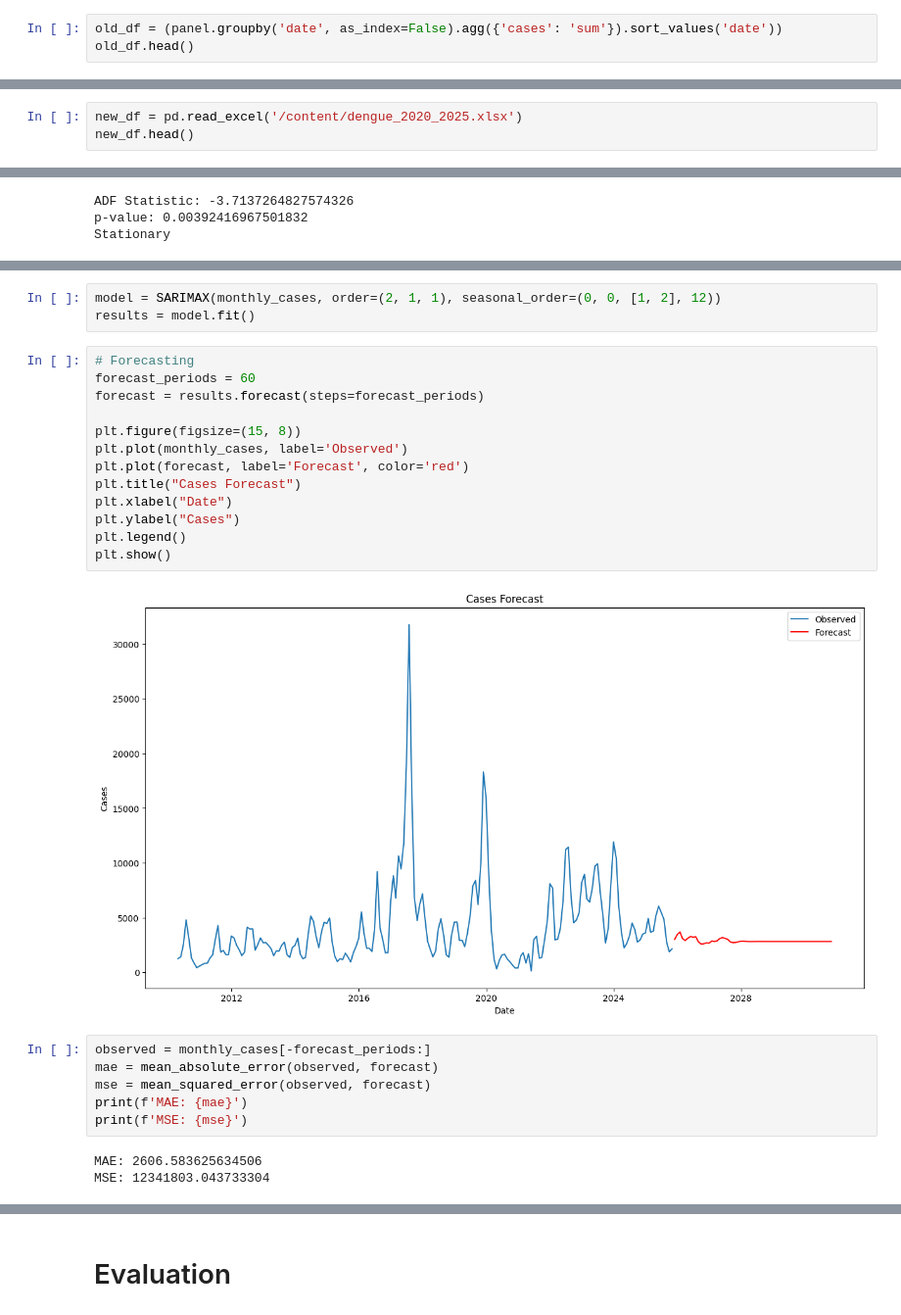
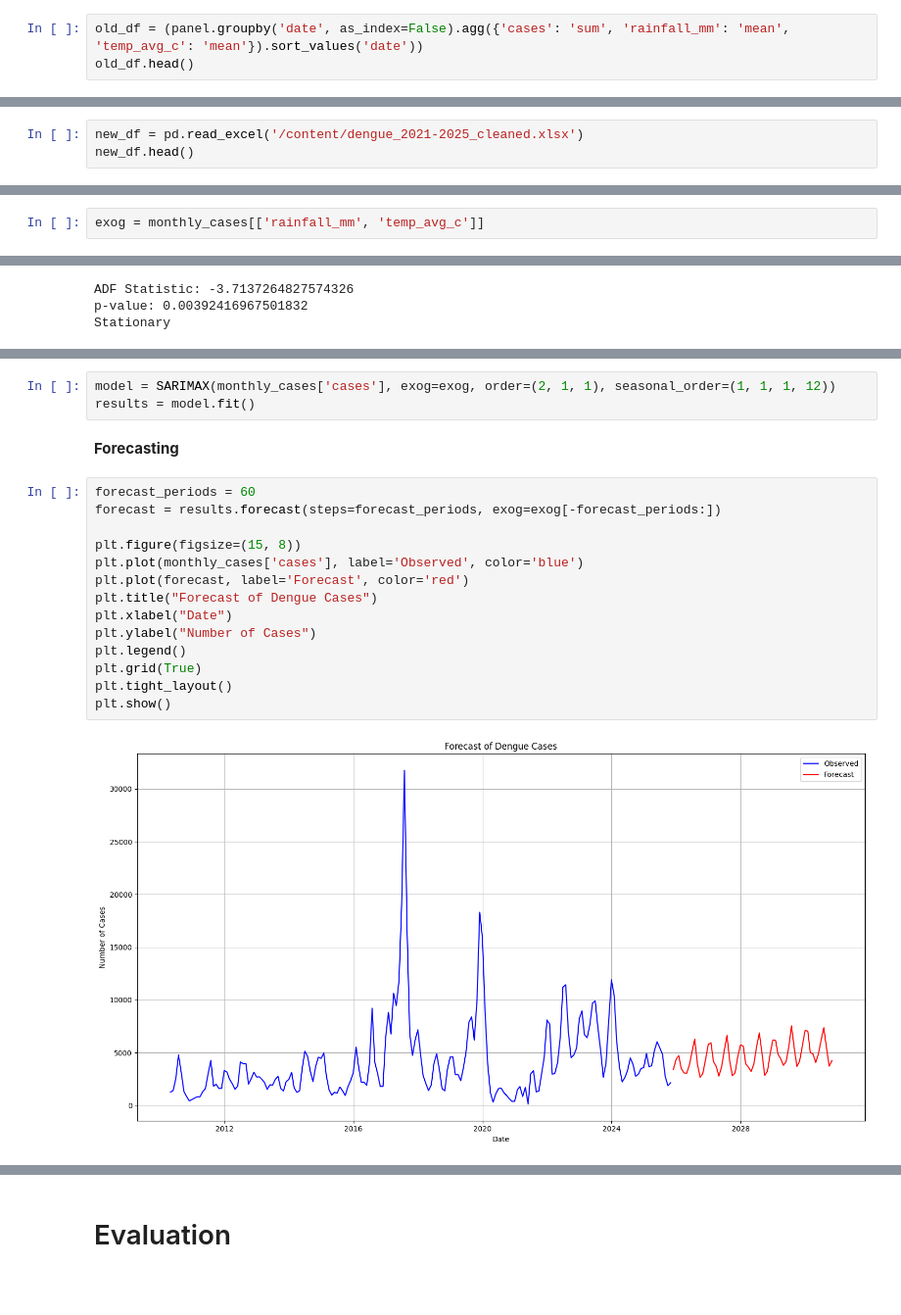
Before and after one commit to AkithaPasandul/Dengue-Outbreak-Prediction-Sri-lanka, a Jupyter notebook: dengue_analysis_and_prediction.ipynb, the cells around one changed output, grey strips where cells are left out. Shown at 98% size. Drawn from its saved outputs; the diff is of its cells as text; blank space fills up the shorter version.

```diff
--- a/dengue_analysis_and_prediction.ipynb
+++ b/dengue_analysis_and_prediction.ipynb
@@ -345,6 +347,6 @@ plt.show()
 # %%
 panel['date'] = pd.to_datetime(panel['date'])
 # %%
-old_df = (panel.groupby('date', as_index=False).agg({'cases': 'sum'}).sort_values('date'))
+old_df = (panel.groupby('date', as_index=False).agg({'cases': 'sum', 'rainfall_mm': 'mean', 'temp_avg_c': 'mean'}).sort_values('date'))
 old_df.head()
 # %% [output]
@@ -357,4 +359,4 @@ old_df.head()
 # %%
-new_df = pd.read_excel('/content/dengue_2020_2025.xlsx')
+new_df = pd.read_excel('/content/dengue_2021-2025_cleaned.xlsx')
 new_df.head()
 # %% [output]
@@ -382,3 +384,5 @@ monthly_cases.head()
+# %%
+exog = monthly_cases[['rainfall_mm', 'temp_avg_c']]
 # %%
 # ploting montly cases
 plt.figure(figsize=(10, 6))
@@ -449,27 +419,21 @@ Warnings:
 # %%
-model = SARIMAX(monthly_cases, order=(2, 1, 1), seasonal_order=(0, 0, [1, 2], 12))
+model = SARIMAX(monthly_cases['cases'], exog=exog, order=(2, 1, 1), seasonal_order=(1, 1, 1, 12))
 results = model.fit()
+# %% [markdown]
+**Forecasting**
 # %%
-# Forecasting
 forecast_periods = 60
-forecast = results.forecast(steps=forecast_periods)
+forecast = results.forecast(steps=forecast_periods, exog=exog[-forecast_periods:])
 
 plt.figure(figsize=(15, 8))
-plt.plot(monthly_cases, label='Observed')
+plt.plot(monthly_cases['cases'], label='Observed', color='blue')
 plt.plot(forecast, label='Forecast', color='red')
-plt.title("Cases Forecast")
+plt.title("Forecast of Dengue Cases")
 plt.xlabel("Date")
-plt.ylabel("Cases")
+plt.ylabel("Number of Cases")
 plt.legend()
+plt.grid(True)
+plt.tight_layout()
 plt.show()
 # %% [output]
-[figure, old version]
+[figure, new version]
-# %%
-observed = monthly_cases[-forecast_periods:]
-mae = mean_absolute_error(observed, forecast)
-mse = mean_squared_error(observed, forecast)
-print(f'MAE: {mae}')
-print(f'MSE: {mse}')
-# %% [output]
-MAE: 2606.583625634506
-MSE: 12341803.043733304
```
Also changed, not shown: parts of 25 cells of this notebook.
